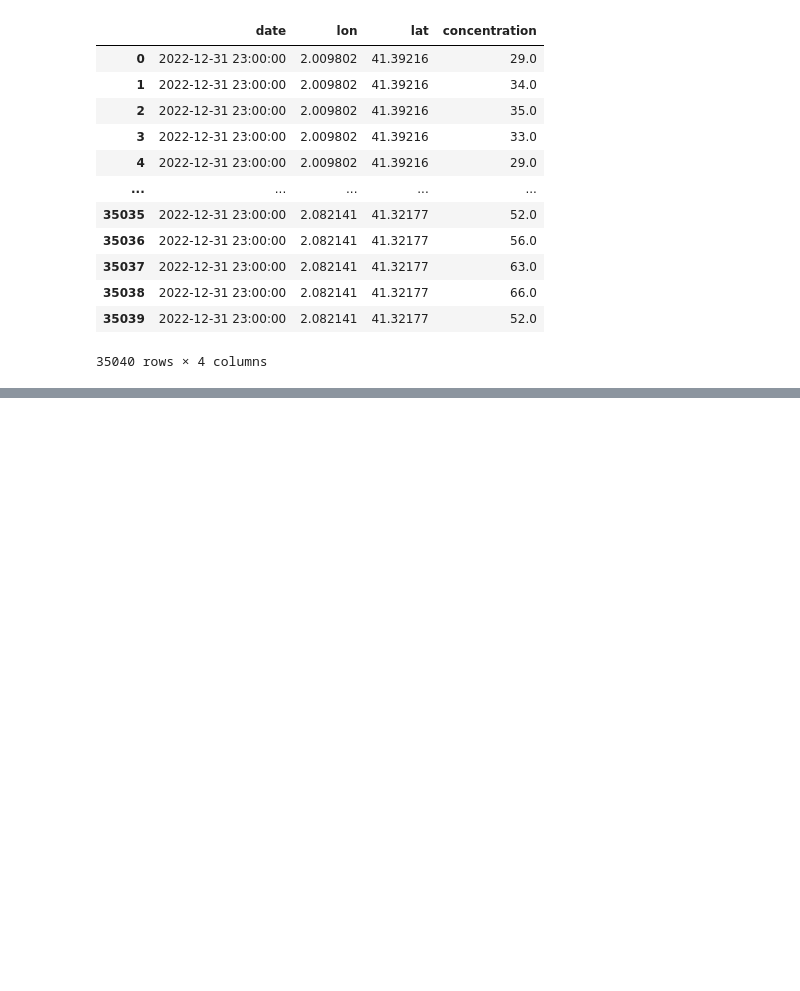
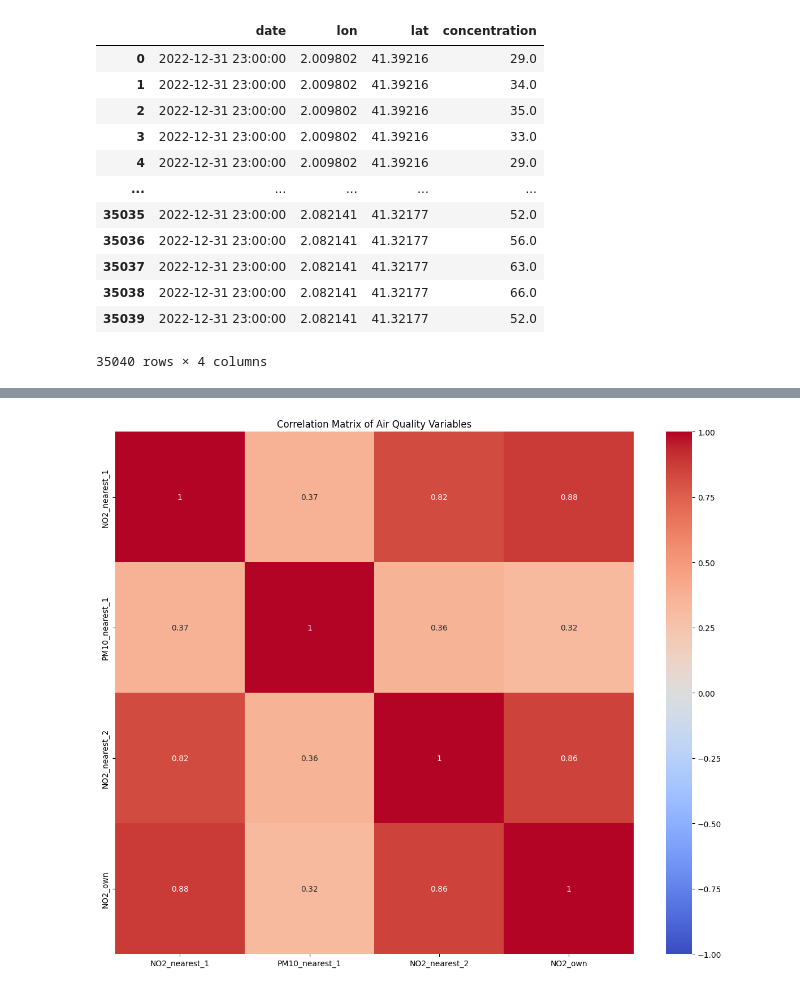
Before and after one commit to jordi-espasa/hackathon, a Jupyter notebook: test.ipynb, the cells around one changed output, grey strips where cells are left out. Drawn from its saved outputs; the diff is of its cells as text; code cells hidden in the pictures; blank space fills up the shorter version.

```diff
--- a/test.ipynb
+++ b/test.ipynb
@@ -276,0 +399,11 @@ new_model_1_results
+# %%
+# modelos de entrenamiento con NO3 own:
+# primer modelo:
+own = "ES1148A"
+nearest_1 = "ES1453A"
+nearest_2 = "ES0691A"
+
+# segundo modelo:
+# own = "ES1992A"
+# nearest_1 = "ES0692A"
+# nearest_2 = "ES1396A"
@@ -276,0 +444,26 @@ new_model_1_results
+# %%
+dataset = pd.DataFrame({
+    'Date': gene_sconcno2_2023_xvpca_emep_port['Date'],
+    'NO2_nearest_1': gene_sconcno2_2023_xvpca_emep_port[nearest_1],
+    'PM10_nearest_1': gene_pm10_hourly_df[nearest_1],
+    'NO2_nearest_2': gene_sconcno2_2023_xvpca_emep_port[nearest_2],
+    # 'O3_own': gene_sconco3_2023_xvpca_emep[own],
+    'NO2_own': gene_sconcno2_2023_xvpca_emep_port[own]
+})
+# %%
+# Calcular la matriz de correlación
+correlation_matrix = dataset.drop('Date', axis=1).corr()
+
+# Crear el heatmap
+plt.figure(figsize=(12, 10))
+sns.heatmap(correlation_matrix,
+            annot=True,
+            cmap='coolwarm',
+            vmin=-1,
+            vmax=1,
+            center=0)
+plt.title('Correlation Matrix of Air Quality Variables')
+plt.tight_layout()
+plt.show()
+# %% [output]
+[figure, added]
```
Also changed, not shown: parts of 48 cells of this notebook, 9 other files.
